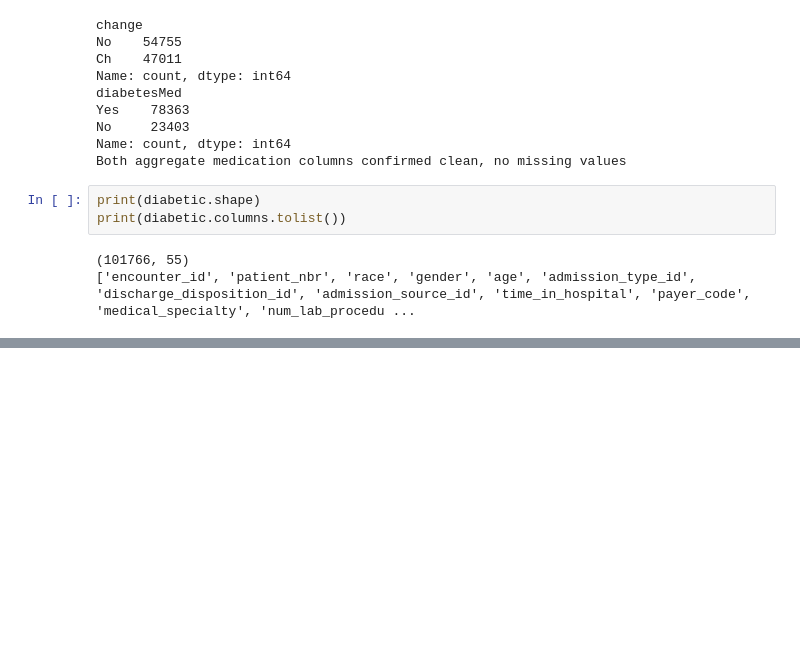
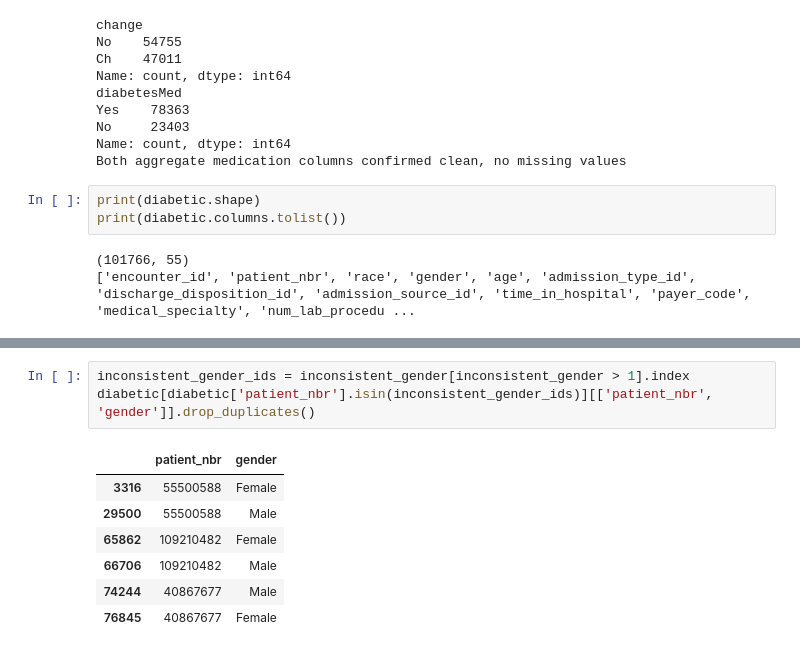
Before and after one commit to NawalTech219/hospital-readmission-dashboard, a Jupyter notebook: notebooks/01_diabetic_data_wrangling.ipynb, the cells around one changed output, grey strips where cells are left out. Cells and saved outputs as stored; diff of their text form; blank space fills up the shorter version.

```diff
--- a/notebooks/01_diabetic_data_wrangling.ipynb
+++ b/notebooks/01_diabetic_data_wrangling.ipynb
@@ -533,0 +569,11 @@ print(diabetic.columns.tolist())
+# %%
+inconsistent_gender_ids = inconsistent_gender[inconsistent_gender > 1].index
+diabetic[diabetic['patient_nbr'].isin(inconsistent_gender_ids)][['patient_nbr', 'gender']].drop_duplicates()
+# %% [output]
+|  | patient_nbr | gender |
+| 3316 | 55500588 | Female |
+| 29500 | 55500588 | Male |
+| 65862 | 109210482 | Female |
+| 66706 | 109210482 | Male |
+| 74244 | 40867677 | Male |
+| 76845 | 40867677 | Female |
```
Also changed, not shown: parts of 12 cells of this notebook.
